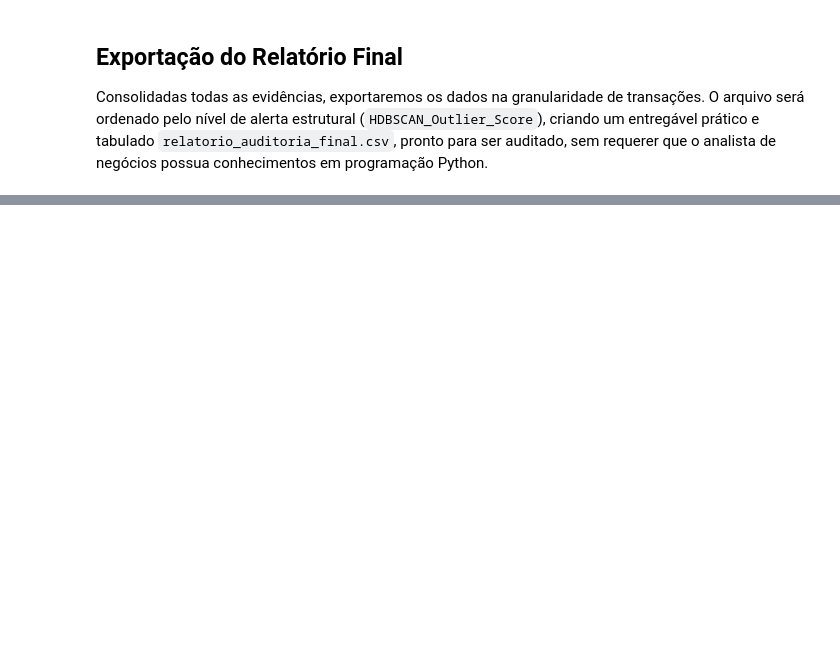
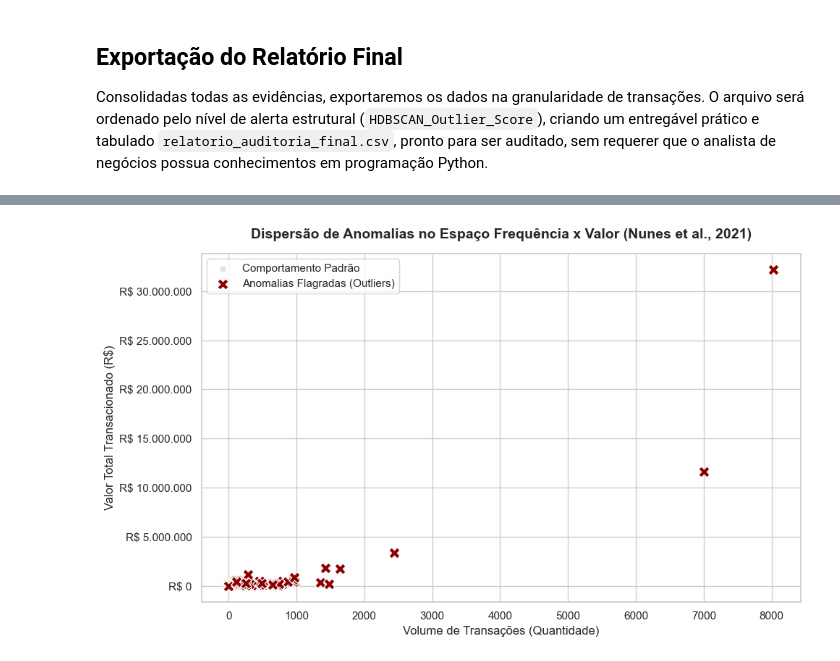
Before and after one commit to bituruna/cpgf-anomaly-detection-md, a Jupyter notebook: src/03_pos_processamento.ipynb, the cells around one changed output, grey strips where cells are left out. Cells and saved outputs as stored; diff of their text form; code cells hidden in the pictures; blank space fills up the shorter version.

```diff
--- a/src/03_pos_processamento.ipynb
+++ b/src/03_pos_processamento.ipynb
@@ -174,0 +287,45 @@ print(f"Total de transações para auditoria processadas: {df_exportacao.shape[0
+# %%
+# Preparações para o Scatter Plot bidimensional: Volume de Transações x Total Gasto por CPF/Instituição
+
+# Como a base original (limpa) possui a granularidade de transações, primeiro agregamos os dados
+# no nível de CPF para cruzarmos com o Score armazenado na base minerada.
+
+# Tratamos conversões caso necessário no valor da transação da base geral
+if cpgf_limpo['VALOR TRANSAÇÃO'].dtype == 'O':
+    cpgf_limpo['VALOR TRANSAÇÃO'] = cpgf_limpo['VALOR TRANSAÇÃO'].astype(str).str.replace(',', '.').astype(float)
+
+# Agregando dados por cada CPF: Contagem de transações (frequência) e a soma do valor (monetário)
+df_agregado_cpf = cpgf_limpo.groupby('CPF PORTADOR').agg(
+    qtd_transacoes=('VALOR TRANSAÇÃO', 'count'),
+    total_gasto=('VALOR TRANSAÇÃO', 'sum')
+).reset_index()
+
+# Mesclando o agregado com o score de mineração
+df_dispersao = pd.merge(df_agregado_cpf, cpgf_minerado[['HDBSCAN_Outlier_Score']], left_on='CPF PORTADOR', right_index=True, how='inner')
+
+# Classificando os registros baseados no Threshold
+df_normal = df_dispersao[df_dispersao['HDBSCAN_Outlier_Score'] < THRESHOLD]
+df_anomalo = df_dispersao[df_dispersao['HDBSCAN_Outlier_Score'] >= THRESHOLD]
+
+# 5.2 Construção do Gráfico Científico (Scatter Plot bidimensional)
+plt.figure(figsize=(10, 6))
+
+# Plotando CPFs Normais (Cinza claro, transparência agressiva para virar pano de fundo estrutural)
+sns.scatterplot(data=df_normal, x='qtd_transacoes', y='total_gasto', color='lightgray', alpha=0.6, s=40, label='Comportamento Padrão')
+
+# Plotando CPFs Anômalos (Vermelho escuro, com marcador crítico 'X' em tamanho proeminente)
+sns.scatterplot(data=df_anomalo, x='qtd_transacoes', y='total_gasto', color='darkred', marker='X', s=120, label='Anomalias Flagradas (Outliers)')
+
+plt.title('Dispersão de Anomalias no Espaço Frequência x Valor (Nunes et al., 2021)', fontsize=14, fontweight='bold', pad=15)
+plt.xlabel('Volume de Transações (Quantidade)', fontsize=12)
+plt.ylabel('Valor Total Transacionado (R$)', fontsize=12)
+
+# Otimizando leitura do eixo Y financeiro
+ax = plt.gca()
+ax.yaxis.set_major_formatter(plt.FuncFormatter(lambda x, loc: f"R$ {x:,.0f}".replace(',', '.')))
+
+plt.legend()
+plt.tight_layout()
+plt.show()
+# %% [output]
+[figure, added]
```
Also changed, not shown: parts of 12 cells of this notebook.
